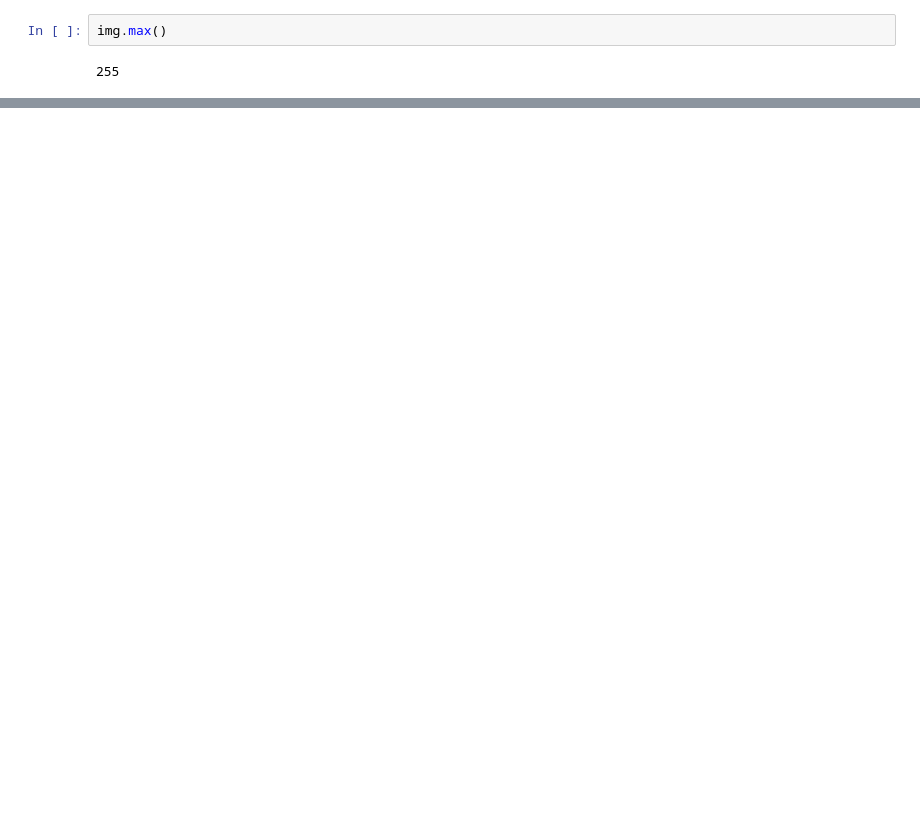
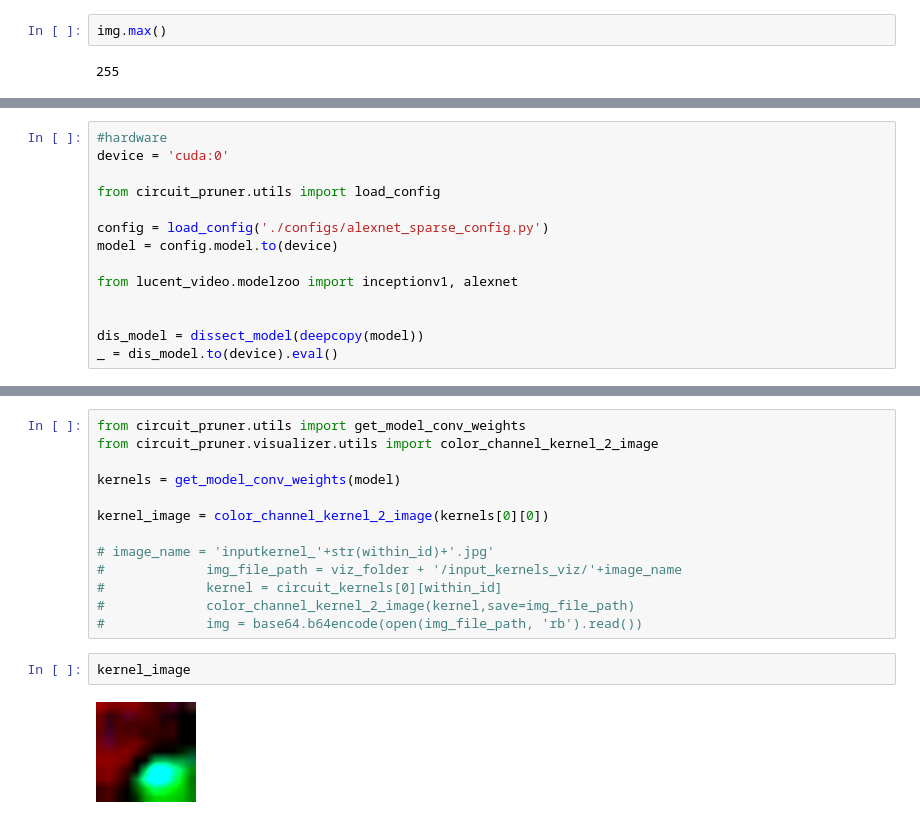
Before and after one commit to chrishamblin7/circuit_pruner, a Jupyter notebook: integrated_gradient_featureviz.ipynb, the cells around one changed output, grey strips where cells are left out. Drawn from its saved outputs; the diff is of its cells as text; blank space fills up the shorter version.

```diff
--- a/integrated_gradient_featureviz.ipynb
+++ b/integrated_gradient_featureviz.ipynb
@@ -125,0 +245,14 @@ img.max()
+# %%
+#hardware
+device = 'cuda:0'
+
+from circuit_pruner.utils import load_config
+
+config = load_config('./configs/alexnet_sparse_config.py')
+model = config.model.to(device)
+
+from lucent_video.modelzoo import inceptionv1, alexnet
+
+
+dis_model = dissect_model(deepcopy(model))
+_ = dis_model.to(device).eval()
@@ -125,0 +402,17 @@ img.max()
+# %%
+from circuit_pruner.utils import get_model_conv_weights
+from circuit_pruner.visualizer.utils import color_channel_kernel_2_image
+
+kernels = get_model_conv_weights(model)
+
+kernel_image = color_channel_kernel_2_image(kernels[0][0])
+
+# image_name = 'inputkernel_'+str(within_id)+'.jpg'
+#             img_file_path = viz_folder + '/input_kernels_viz/'+image_name
+#             kernel = circuit_kernels[0][within_id]
+#             color_channel_kernel_2_image(kernel,save=img_file_path)
+#             img = base64.b64encode(open(img_file_path, 'rb').read())
+# %%
+kernel_image
+# %% [output]
+[figure, added]
```
Also changed, not shown: parts of 25 cells of this notebook, 8 other files.
